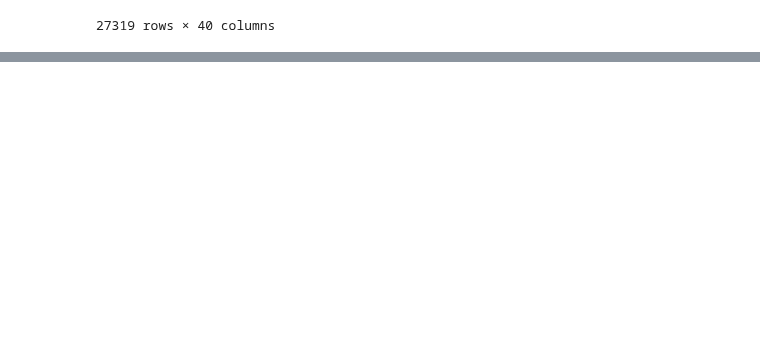
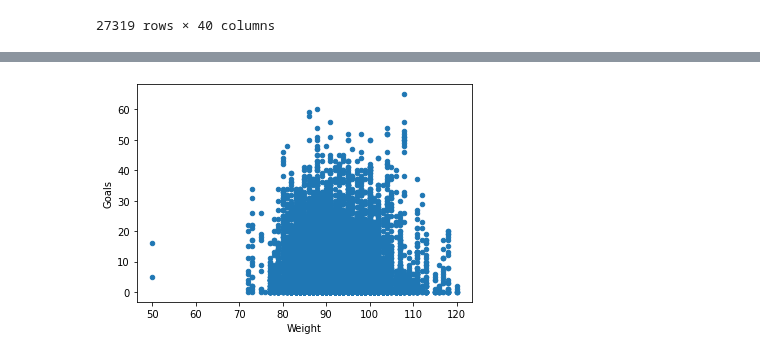
Before and after one commit to data301-2021-winter1/project-group38-project, a Jupyter notebook: notebooks/analysis1.ipynb, the cells around one changed output, grey strips where cells are left out. Cells and saved outputs as stored; diff of their text form; code cells hidden in the pictures; blank space fills up the shorter version.

```diff
--- a/notebooks/analysis1.ipynb
+++ b/notebooks/analysis1.ipynb
@@ -23,0 +81,5 @@ pd.read_csv("../data/raw/NHL_Players_Statistics.csv", sep=";")
+# %%
+#Using another scatter plot for EDA of Weight and Goals relationship, negative skew median around 95kg.
+nhlSkaterSize_GoalsInitialClean2000s.plot(kind='scatter', x='Weight', y='Goals')
+# %% [output]
+[figure, added]
```
Also changed, not shown: parts of 6 cells of this notebook.
